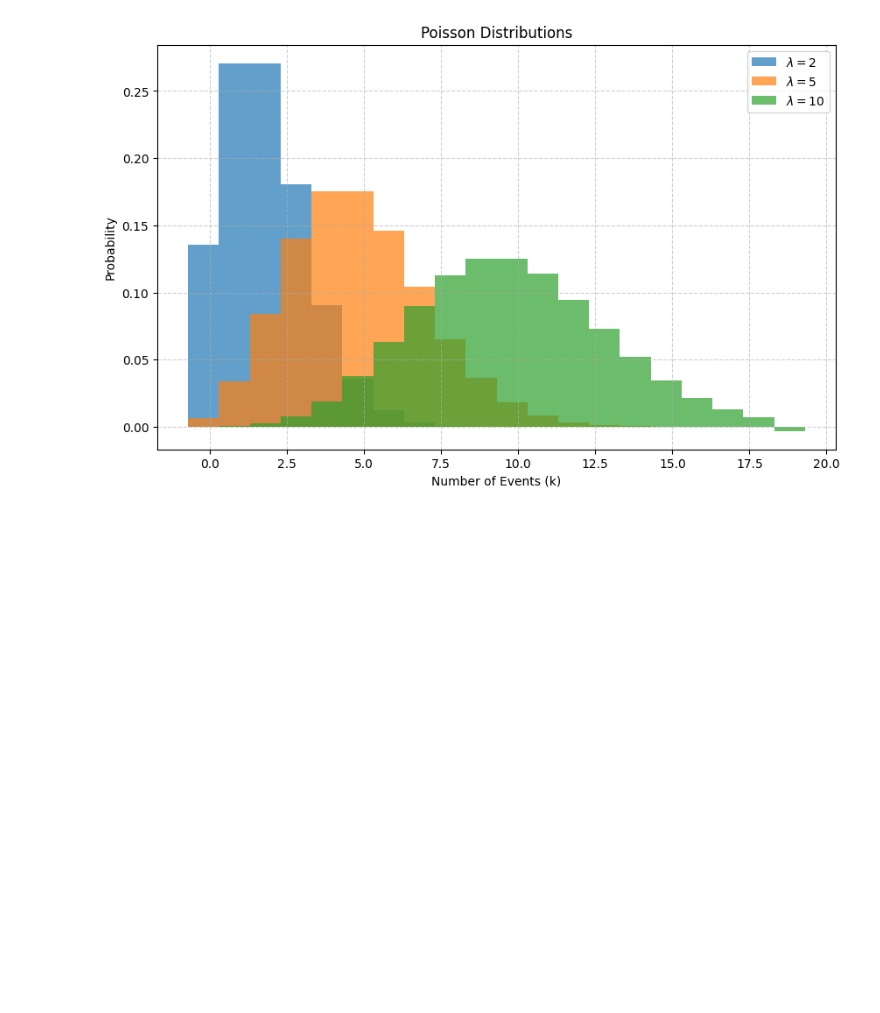
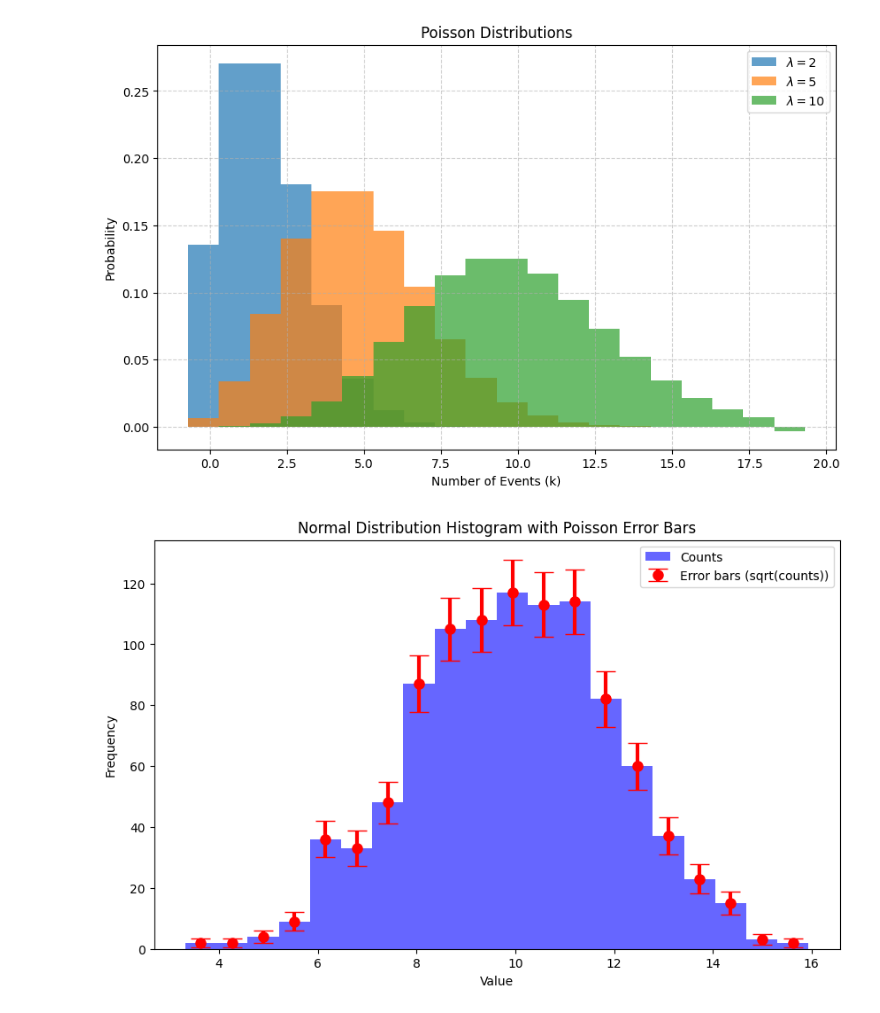
Before and after one commit to MrPiada/data-analysis-swiss-knife, a Jupyter notebook: notebooks/pdfs_plots.ipynb, the cells around one changed output. Cells and saved outputs as stored; diff of their text form; code cells hidden in the pictures; blank space fills up the shorter version.

```diff
--- a/notebooks/pdfs_plots.ipynb
+++ b/notebooks/pdfs_plots.ipynb
@@ -340,3 +337,34 @@ plt.grid(True, linestyle='--', alpha=0.6)
 plt.show()
 # %% [output]
 [figure]
+# %%
+# Parametri della distribuzione normale
+mean = 10
+std_dev = 2
+
+# Numero di campioni
+n_samples = 1000
+
+# Genera dati dalla distribuzione normale
+data = np.random.normal(mean, std_dev, n_samples)
+
+# Calcola l'istogramma
+counts, bin_edges = np.histogram(data, bins=20)
+
+# Calcola le barre d'errore come la radice quadrata del conteggio (poiché l'errore standard di una distribuzione di Poisson è sqrt(N))
+errors = np.sqrt(counts)
+
+# Centra i valori delle barre d'errore nei bin dell'istogramma
+bin_centers = (bin_edges[:-1] + bin_edges[1:]) / 2
+
+# Grafico dell'istogramma con barre d'errore
+plt.figure(figsize=(10, 6))
+plt.bar(bin_centers, counts, width=bin_edges[1] - bin_edges[0], color='blue', alpha=0.6, label='Counts')
+plt.errorbar(bin_centers, counts, yerr=errors, fmt='o', color='red', label='Error bars (sqrt(counts))', lw=3, capsize=8, markersize=8)
+plt.xlabel('Value')
+plt.ylabel('Frequency')
+plt.title('Normal Distribution Histogram with Poisson Error Bars')
+plt.legend()
+plt.show()
+# %% [output]
+[figure, added]
```
Also changed, not shown: parts of 6 cells of this notebook.
